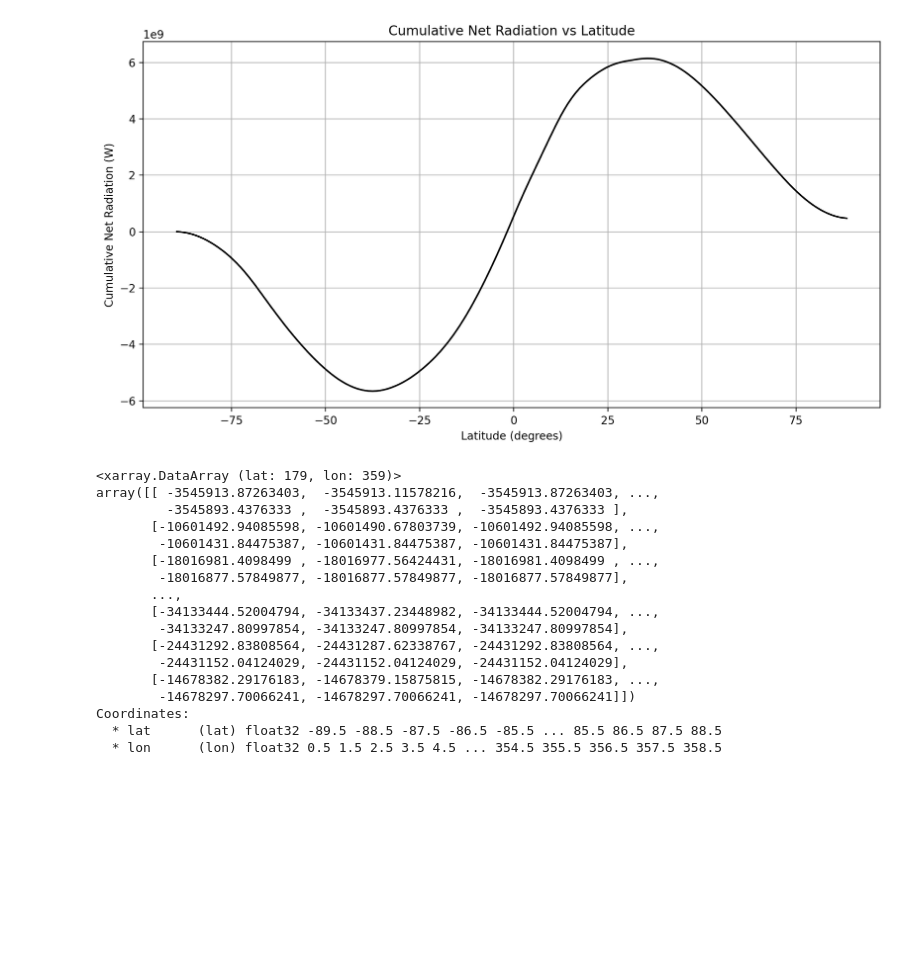
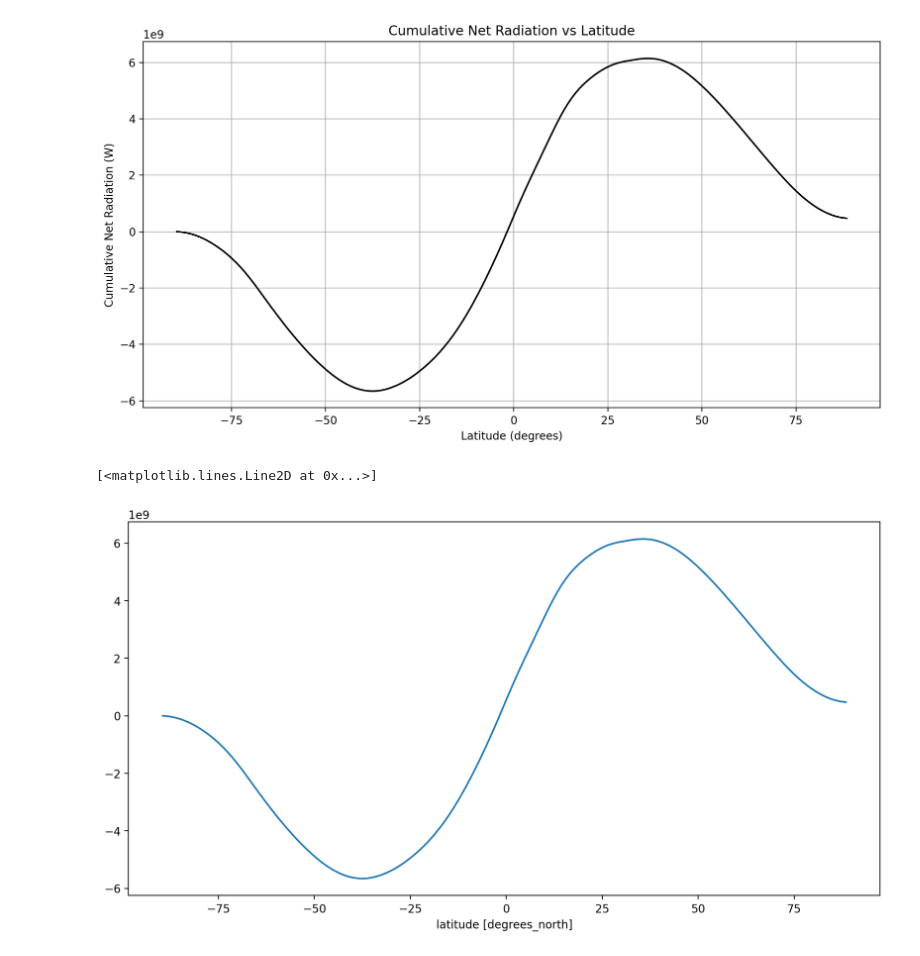
Before and after one commit to PhyllisKho/Assignments, a Jupyter notebook: Assignment7.ipynb, the cells around one changed output. Saved outputs shown, nothing was run; the diff lists cells and outputs as text; code cells hidden in the pictures; blank space fills up the shorter version.

```diff
--- a/Assignment7.ipynb
+++ b/Assignment7.ipynb
@@ -418,23 +419,10 @@ plt.grid(True)
 plt.show()
 # %% [output]
 [figure]
-# %%
-net_radiation_per_degree_latitude_band
-# %% [output]
-<xarray.DataArray (lat: 179, lon: 359)>
-array([[ -3545913.87263403,  -3545913.11578216,  -3545913.87263403, ...,
-         -3545893.4376333 ,  -3545893.4376333 ,  -3545893.4376333 ],
-       [-10601492.94085598, -10601490.67803739, -10601492.94085598, ...,
-        -10601431.84475387, -10601431.84475387, -10601431.84475387],
-       [-18016981.4098499 , -18016977.56424431, -18016981.4098499 , ...,
-        -18016877.57849877, -18016877.57849877, -18016877.57849877],
-       ...,
-       [-34133444.52004794, -34133437.23448982, -34133444.52004794, ...,
-        -34133247.80997854, -34133247.80997854, -34133247.80997854],
-       [-24431292.83808564, -24431287.62338767, -24431292.83808564, ...,
-        -24431152.04124029, -24431152.04124029, -24431152.04124029],
-       [-14678382.29176183, -14678379.15875815, -14678382.29176183, ...,
-        -14678297.70066241, -14678297.70066241, -14678297.70066241]])
-Coordinates:
-  * lat      (lat) float32 -89.5 -88.5 -87.5 -86.5 -85.5 ... 85.5 86.5 87.5 88.5
-  * lon      (lon) float32 0.5 1.5 2.5 3.5 4.5 ... 354.5 355.5 356.5 357.5 358.5
+# %%
+# Garima's method
+
+net_per_lat.cumsum('lat').plot()
+# %% [output]
+[<matplotlib.lines.Line2D at 0x...>]
+[figure, added]
```
Also changed, not shown: parts of 4 cells of this notebook.
